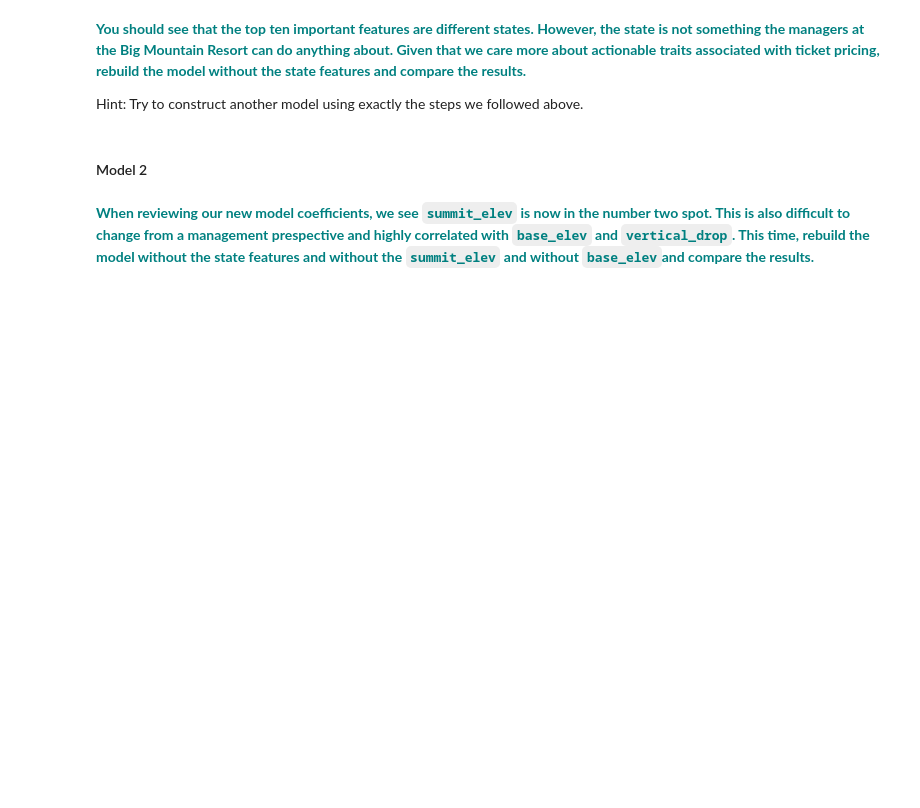
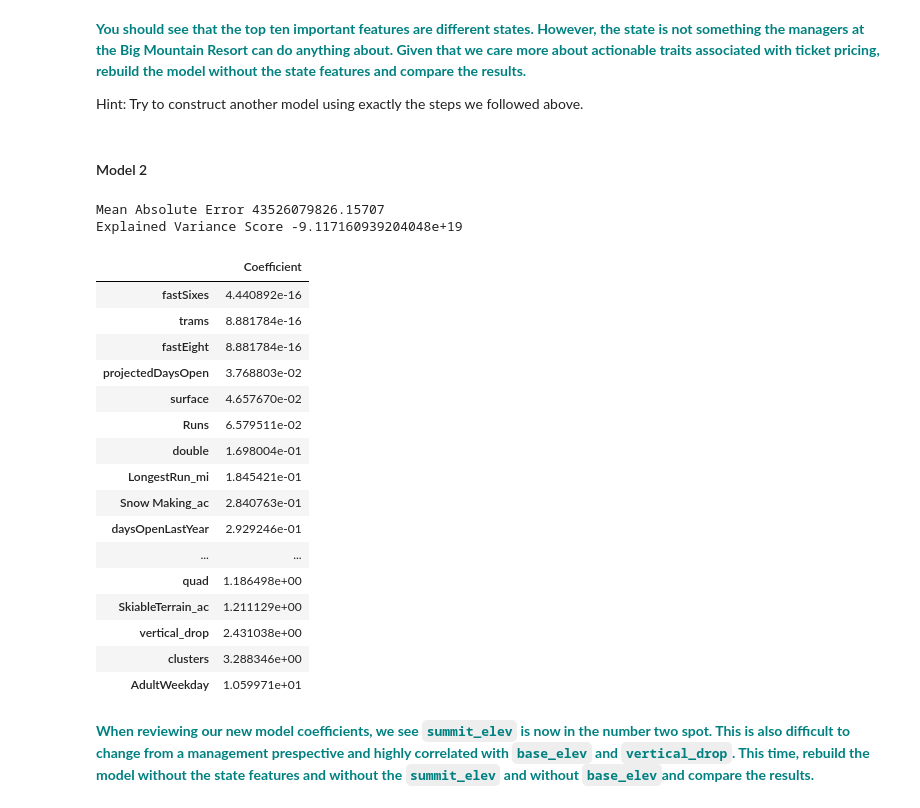
Before and after one commit to bhatkiran30/sbpersonal, a Jupyter notebook: Guided Capstone/Notebook_stepfour.ipynb, the cells around one changed output. Saved outputs shown, nothing was run; the diff lists cells and outputs as text; code cells hidden in the pictures; blank space fills up the shorter version.

Commit message:
Completed Step four as well

```diff
--- a/Guided Capstone/Notebook_stepfour.ipynb
+++ b/Guided Capstone/Notebook_stepfour.ipynb
@@ -171,6 +203,63 @@ Hint: make sure to review the absolute value of the coefficients, because the ad
 Hint: Try to construct another model using exactly the steps we followed above.
 # %% [markdown]
 #### Model 2
+# %%
+model_2_data = pd.read_csv('step3_output.csv')
+# first we import the preprocessing package from the sklearn library
+from sklearn import preprocessing
+
+# Declare an explanatory variable, called X,and assign it the result of dropping 'Name' and 'AdultWeekend' from the df
+X = model_2_data.drop(['Name','state','AdultWeekend'], axis=1)
+
+# Declare a response variable, called y, and assign it the AdultWeekend column of the df
+y = model_2_data.AdultWeekend
+
+# Here we use the StandardScaler() method of the preprocessing package, and then call the fit() method with parameter X
+scaler = preprocessing.StandardScaler().fit(X)
+
+# Declare a variable called X_scaled, and assign it the result of calling the transform() method with parameter X
+X_scaled=scaler.transform(X)
+# %%
+# Import the train_test_split function from the sklearn.model_selection utility.
+from sklearn.model_selection import train_test_split
+
+# Get the 1-dimensional flattened array of our response variable y by calling the ravel() function on y
+y = y.ravel()
+
+# Call the train_test_split() function with the first two parameters set to X_scaled and y
+# Declare four variables, X_train, X_test, y_train and y_test separated by commas
+X_train, X_test, y_train, y_test = train_test_split(X_scaled, y, test_size=0.25, random_state=1)
+
+lm = linear_model.LinearRegression()
+model = lm.fit(X_train,y_train)
+mean_absolute_error = metrics.mean_absolute_error(y_test,y_pred)
+explained_variance_score = metrics.explained_variance_score(y_test,y_pred)
+print('Mean Absolute Error',mean_absolute_error)
+print('Explained Variance Score',explained_variance_score)
+# %% [output]
+Mean Absolute Error 43526079826.15707
+Explained Variance Score -9.117160939204048e+19
+# %%
+coeff_dataframe = pd.DataFrame(abs(lm.coef_), X.columns, columns=['Coefficient'])
+coeff_dataframe.sort_values(by='Coefficient',ascending=True).head(100)
+# %% [output]
+|  | Coefficient |
+| fastSixes | 4.440892e-16 |
+| trams | 8.881784e-16 |
+| fastEight | 8.881784e-16 |
+| projectedDaysOpen | 3.768803e-02 |
+| surface | 4.657670e-02 |
+| Runs | 6.579511e-02 |
+| double | 1.698004e-01 |
+| LongestRun_mi | 1.845421e-01 |
+| Snow Making_ac | 2.840763e-01 |
+| daysOpenLastYear | 2.929246e-01 |
+| ... | ... |
+| quad | 1.186498e+00 |
+| SkiableTerrain_ac | 1.211129e+00 |
+| vertical_drop | 2.431038e+00 |
+| clusters | 3.288346e+00 |
+| AdultWeekday | 1.059971e+01 |
 # %% [markdown]
 **<font color='teal'> When reviewing our new model coefficients, we see `summit_elev` is now in the number two spot. This is also difficult to change from a management prespective and highly correlated with `base_elev` and `vertical_drop`.  This time, rebuild the model without the state features and without the `summit_elev` and without `base_elev`and compare the results. </font>**
 # %% [markdown]
```
Also changed, not shown: parts of 9 cells of this notebook.
